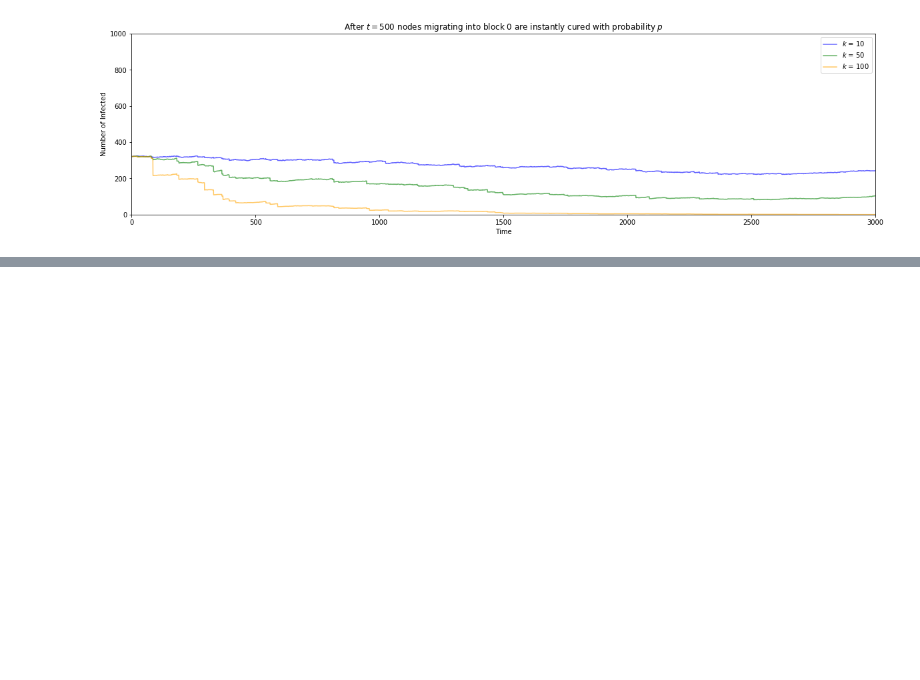
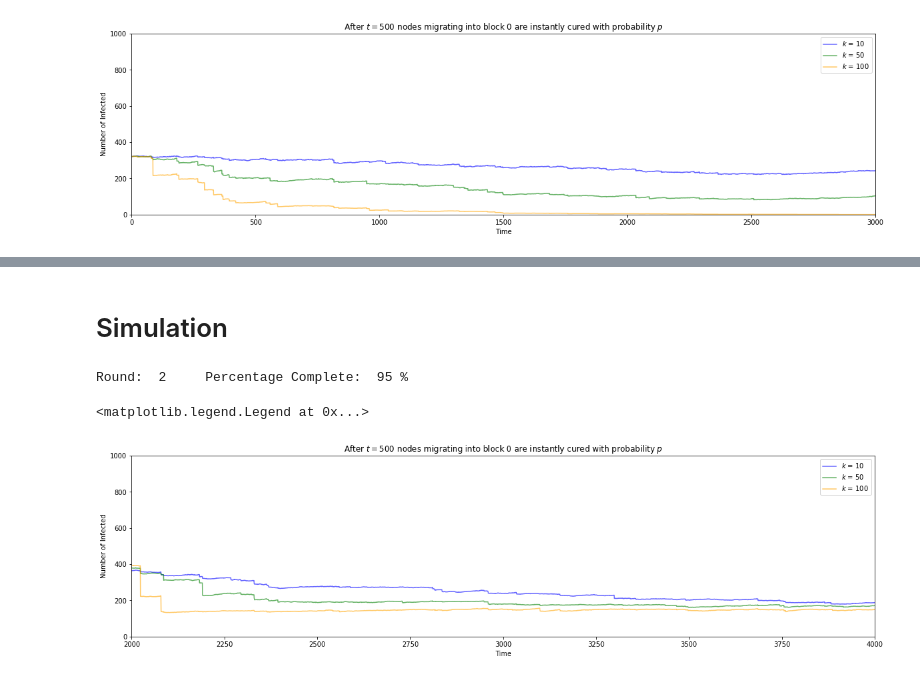
Before and after one commit to martyn1fyles/Network-Epidemic-Simulation, a Jupyter notebook: Notebooks/RDS and Community in Simulation.ipynb, the cells around one changed output, grey strips where cells are left out. Drawn from its saved outputs; the diff is of its cells as text; code cells hidden in the pictures; blank space fills up the shorter version.

Commit message:
Added a contact tracing for comparison

```diff
--- a/Notebooks/RDS and Community in Simulation.ipynb
+++ b/Notebooks/RDS and Community in Simulation.ipynb
@@ -144,0 +178,80 @@ plt.legend(["$k$ = 10","$k$ = 50","$k$ = 100"])
+# %%
+model = range(3)
+community_size = [10,20,100]
+number_of_communities = [100,50,10]
+repeats = 20
+network_connectedness = 1
+community_connectedness = 5
+N = 1000
+beta = 0.00031
+infection_period = 1000
+delay = 2000 # It's more important that the disease has had time to spread, so treatment will only start after this time
+max_iter = 6000 + delay
+contact_tracing_prob = 0.5
+# %% [markdown]
+# Simulation
+# %%
+results = np.zeros(shape = (3,repeats, max_iter + 1))
+
+for i in model:
+
+
+    for j in range(repeats):
+
+        # Network Generation Step
+        sizes = [community_size[i] for x in range(number_of_communities[i])]
+        p = [[network_connectedness/(N-community_size[i]) for x in range(number_of_communities[i])] for y in range(number_of_communities[i])]
+        for k in range(number_of_communities[i]):
+            p[k][k] = community_connectedness/(community_size[i]-1)
+        G = nx.generators.community.stochastic_block_model(sizes, p)
+
+        # Set up for Epidemic
+        my_network_epidemic = complex_epidemic_simulation(G,
+                                                  beta = beta,
+                                                  infection_period_parameters = infection_period,
+                                                  initial_infected = 321,
+                                                  time_increment = 0.5,
+                                                  max_iterations = max_iter,
+                                                  SIS = True,
+                                                  custom_behaviour = infected_tracing_event)
+
+        # Run the epidemic
+        my_network_epidemic.iterate_epidemic()
+
+        time = my_network_epidemic.data_time
+
+        infected_counts = my_network_epidemic.data_infected_counts
+
+        while len(my_network_epidemic.data_infected_counts) < max_iter + 1:
+            infected_counts.append(0)
+
+        results[i, j] = results[i, j] + infected_counts
+        sys.stdout.flush()
+        print('Round: ', i, '    Percentage Complete: ', round(j/repeats*100), '%' , end='\r')
+# %% [output]
+Round:  2     Percentage Complete:  95 %
+# %%
+median = np.zeros(shape = (3, max_iter + 1))
+for i in range(3):
+    for j in range(max_iter + 1):
+        median[i, j] = median[i, j] + np.median(results[i, :, j])
+
+plt.rcParams['figure.figsize'] = [20, 5]
+
+plt.title("After $t=500$ nodes migrating into block 0 are instantly cured with probability $p$")
+plt.ylim((0,1000))
+plt.xlim((delay,4000))
+plt.xlabel("Time")
+plt.ylabel("Number of Infected")
+
+time = [i*0.5 for i in range(max_iter + 1)]
+
+color_range = ["blue", "green", "orange"]
+
+for model in range(3):
+    plt.plot(time, median[model, :], color = color_range[model], alpha = 0.6)
+
+plt.legend(["$k$ = 10","$k$ = 50","$k$ = 100"])
+# %% [output]
+<matplotlib.legend.Legend at 0x...>
+[figure, added]
```
Also changed, not shown: parts of 6 cells of this notebook.
